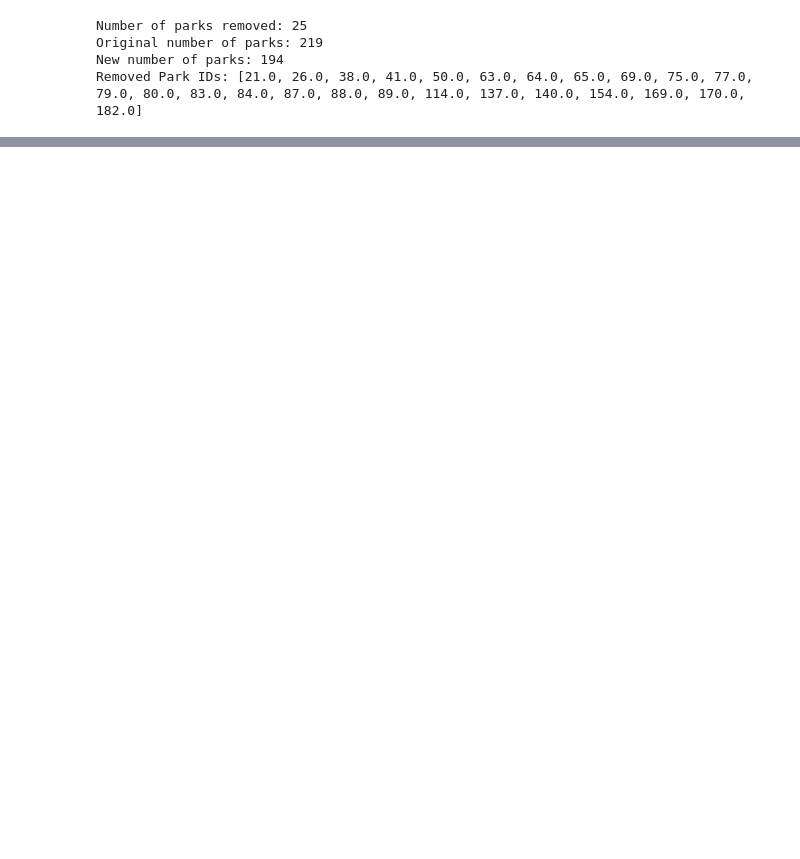
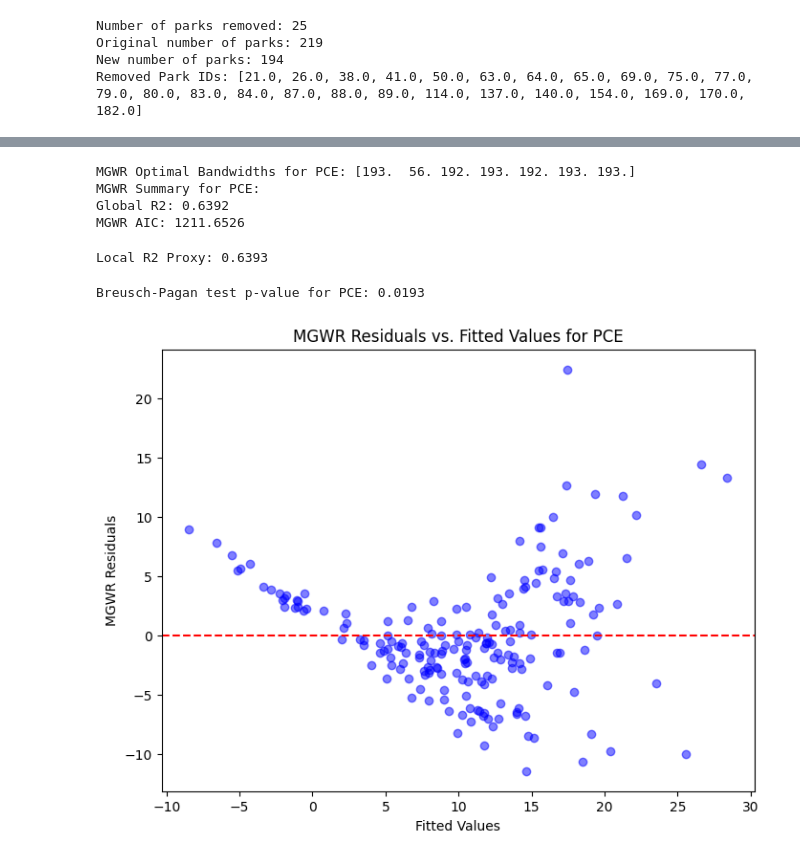
Before and after one commit to NourahAlhosain/CASA-Disso-25, a Jupyter notebook: 06_ImpactFactorsAnalysis.ipynb, the cells around one changed output, grey strips where cells are left out. Cells and saved outputs as stored; diff of their text form; code cells hidden in the pictures; blank space fills up the shorter version.

```diff
--- a/06_ImpactFactorsAnalysis.ipynb
+++ b/06_ImpactFactorsAnalysis.ipynb
@@ -528,0 +415,8 @@ Exported data to 'cooling_heating_parks.geojson' for QGIS visualization.
+# %%
+# Run OLS and MGWR for PCE
+ols_pce = run_ols_regression(data_gdf, 'PCE', predictors, w, scaler, standardize, standardize_y, scaler_y_dict.get('PCE'))
+print(f"\nOLS Summary for PCE:\n{ols_pce['summary']}")
+print(f"Moran's I for residuals: {ols_pce['moran_i']:.4f}, p-value: {ols_pce['moran_p']:.4f}")
+print(f"OLS AIC: {ols_pce['model'].aic:.4f}")
+
+## Added robust=True for PCE due to heteroscedasticity (p=0.0193).
@@ -528,0 +441,33 @@ Exported data to 'cooling_heating_parks.geojson' for QGIS visualization.
+# %%
+mgwr_pce = run_mgwr_regression(data_gdf, 'PCE', predictors, coords, w, len(data_gdf), scaler, standardize, standardize_y, scaler_y_dict.get('PCE'))
+print(f"\nMGWR Optimal Bandwidths for PCE: {mgwr_pce['bandwidths']}")
+print(f"MGWR Summary for PCE:")
+print(f"Global R2: {mgwr_pce['model'].R2:.4f}")
+print(f"MGWR AIC: {mgwr_pce['model'].aic:.4f}")
+# %% [output]
+MGWR Optimal Bandwidths for PCE: [193.  56. 192. 193. 192. 193. 193.]
+MGWR Summary for PCE:
+Global R2: 0.6392
+MGWR AIC: 1211.6526
+# %%
+store_mgwr_results(data_gdf, 'PCE', mgwr_pce, predictor_names, standardize_y, scaler_y_dict.get('PCE'))
+print(f"Local R2 Proxy: {data_gdf['PCE_localR2_proxy'].mean():.4f}")
+# %% [output]
+Local R2 Proxy: 0.6393
+# %%
+# PCE residuals
+bp_test_pce = het_breuschpagan(ols_pce['model'].resid, ols_pce['model'].model.exog)
+print(f"Breusch-Pagan test p-value for PCE: {bp_test_pce[1]:.4f}")
+
+mgwr_residuals_pce = data_gdf['PCE'] - mgwr_pce['model'].predy.flatten()
+plt.figure(figsize=(8, 6))
+plt.scatter(mgwr_pce['model'].predy.flatten(), mgwr_residuals_pce, c='blue', alpha=0.5)
+plt.axhline(0, color='red', linestyle='--')
+plt.xlabel('Fitted Values')
+plt.ylabel('MGWR Residuals')
+plt.title('MGWR Residuals vs. Fitted Values for PCE')
+plt.show()
+# Logic: Ensure model assumptions hold for PCA and PCE.
+# %% [output]
+Breusch-Pagan test p-value for PCE: 0.0193
+[figure, added]
```
Also changed, not shown: parts of 104 cells of this notebook, 7 other files.
